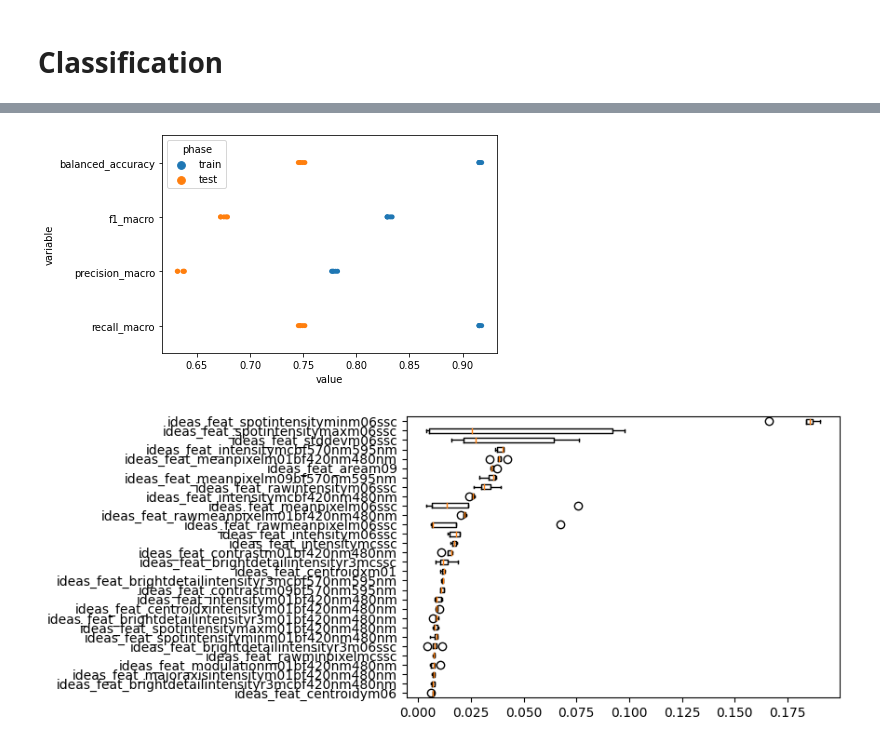
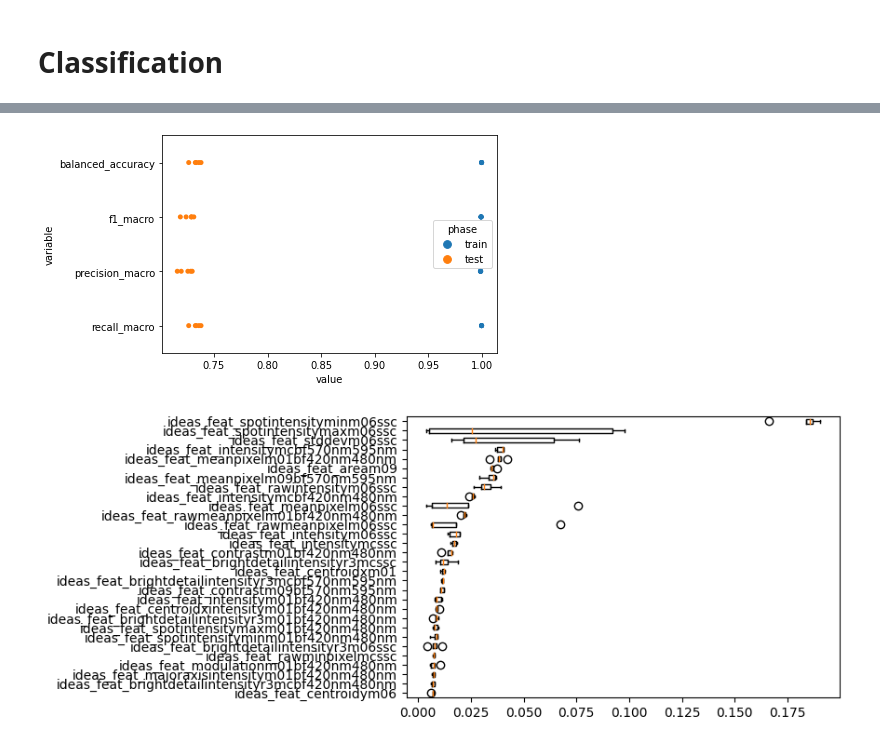
Before and after one commit to harel-coffee/SCIP-use-case-workflows-auto, a Jupyter notebook: notebooks/downstream_analysis/wbc_labelfree_classification.ipynb, the cells around one changed output, grey strips where cells are left out. Drawn from its saved outputs; the diff is of its cells as text; code cells hidden in the pictures.

```diff
--- a/notebooks/downstream_analysis/wbc_labelfree_classification.ipynb
+++ b/notebooks/downstream_analysis/wbc_labelfree_classification.ipynb
@@ -35,27 +35,26 @@ data_root = Path(os.environ["VSC_DATA_VO_USER"]) / "datasets/wbc"
 # %%
 data_root = Path("/home/maximl/scratch/data/vsc/datasets/wbc/")
 # %%
-data_scip = data_root / "scip/20220713131400/"
+data_scip = data_root / "scip/202204271347/"
 data_ideas = data_root / "ideas/202111121025/"
 # %%
 df_scip = pq.read_table(data_scip / "features.parquet").to_pandas()
 
-df_scip["meta_group"] = df_scip["meta_group"].astype(int)
+cat_type = CategoricalDtype(
+    categories=sorted(df_scip["meta_group"].astype(int).unique()), ordered=True)
+df_scip["meta_group"] = df_scip["meta_group"].astype(int).astype(cat_type)
 
 cat_type = CategoricalDtype(
     categories=sorted(df_scip["meta_part"].astype(int).unique()), ordered=True)
 df_scip["meta_part"] = df_scip["meta_part"].astype(int).astype(cat_type)
 
 df_scip = df_scip.set_index(["meta_group", "meta_part", "meta_fix", "meta_object_number"])
-df_scip.columns = ["meta"+c[len("meta_threshold"):] if any(m in c for m in ["bbox", "regions"]) else c for c in df_scip.columns]
 
 df_scip = df_scip[numpy.load(
     data_scip / "indices/columns.npy", allow_pickle=True)]
 df_scip = df_scip.loc[numpy.load(
     data_scip / "indices/index.npy", allow_pickle=True)]
 
-df_scip.index = df_scip.index.set_levels([2, 3, 4], level="meta_group")
-
 df_scip["meta_label"] = pandas.Categorical(df_scip["meta_label"], ordered=True)
 
 df_scip.shape
@@ -74,7 +73,7 @@ def proc_cols(cols):
 
 tmp = []
 cols = None
-for p in data_ideas.glob('*.fcs'):
+for p in (data_ideas / "fcs").glob('*.fcs'):
     meta, data = fcsparser.parse(p)
     groups = re.search("wbc(?P<group>[0-9])_(?P<part>[0-9])_?(?P<fix>(early|late))?.fcs", p.name).groupdict()
     data["fix"] = groups["fix"]
@@ -86,16 +85,10 @@ for p in data_ideas.glob('*.fcs'):
     tmp.append(data[cols])
 df_ideas = pandas.concat(tmp, axis=0)
 
-r = r"(?i).*(uncompensated|bkgd|saturation|\().*"
-todrop = list(filter(lambda x: re.match(r, x), df_ideas.columns))
-df_ideas = df_ideas.drop(columns=todrop)
-
 ideas_meta_cols = ["objectnumber", "fix", "group", "part"]
 df_ideas = df_ideas.rename(columns=lambda col: f"meta_{col.lower()}" if col in ideas_meta_cols else f"feat_{col.lower()}")
 
 df_ideas["meta_object_number"] = df_ideas["meta_objectnumber"].astype(int)
 df_ideas = df_ideas.drop(columns="meta_objectnumber")
 
-df_ideas = df_ideas.set_index(["meta_object_number", "meta_part", "meta_group", "meta_fix"])
-
-df_ideas.shape
+df_ideas = df_ideas.set_index(["meta_group", "meta_part", "meta_fix", "meta_object_number"])
@@ -104,8 +108,8 @@ df_ideas.shape
 # %%
-df = df_scip.rename(columns=lambda a: "scip_"+a).join(
+df = df_scip.rename(columns=lambda a: "scip_"+a).merge(
     df_ideas.rename(columns=lambda a: "ideas_"+a),
-    on=["meta_object_number", "meta_part", "meta_group", "meta_fix"],
-    how="left", lsuffix="ideas", rsuffix="scip"
+    left_index=True, right_index=True,
+    how="inner"
 )
 df.shape
 # %% [output]
@@ -168,7 +156,7 @@ Wall time: 2min 54s
 # %%
 %%time
 model_xgb = make_pipeline(
-    RandomUnderSampler(sampling_strategy="majority", random_state=0),
+    # RandomUnderSampler(sampling_strategy="majority", random_state=0),
     RandomOverSampler(sampling_strategy="not majority", random_state=0),
     XGBClassifier(
         booster="gbtree",
@@ -176,7 +164,7 @@ model_xgb = make_pipeline(
         eval_metric="merror",
         tree_method="gpu_hist",
         use_label_encoder=False,
-        n_estimators=100
+        n_estimators=500
     )
 )
 _, results_ideas = predict_gates(
@@ -189,4 +177,4 @@ Wall time: 55.8 s
-[figure, old version]
+[figure, new version]
 # %%
 def fi(estimators):
     a = numpy.array([e.named_steps["xgbclassifier"].feature_importances_ for e in estimators])
```
Also changed, not shown: parts of 11 cells of this notebook, 2 other files.
